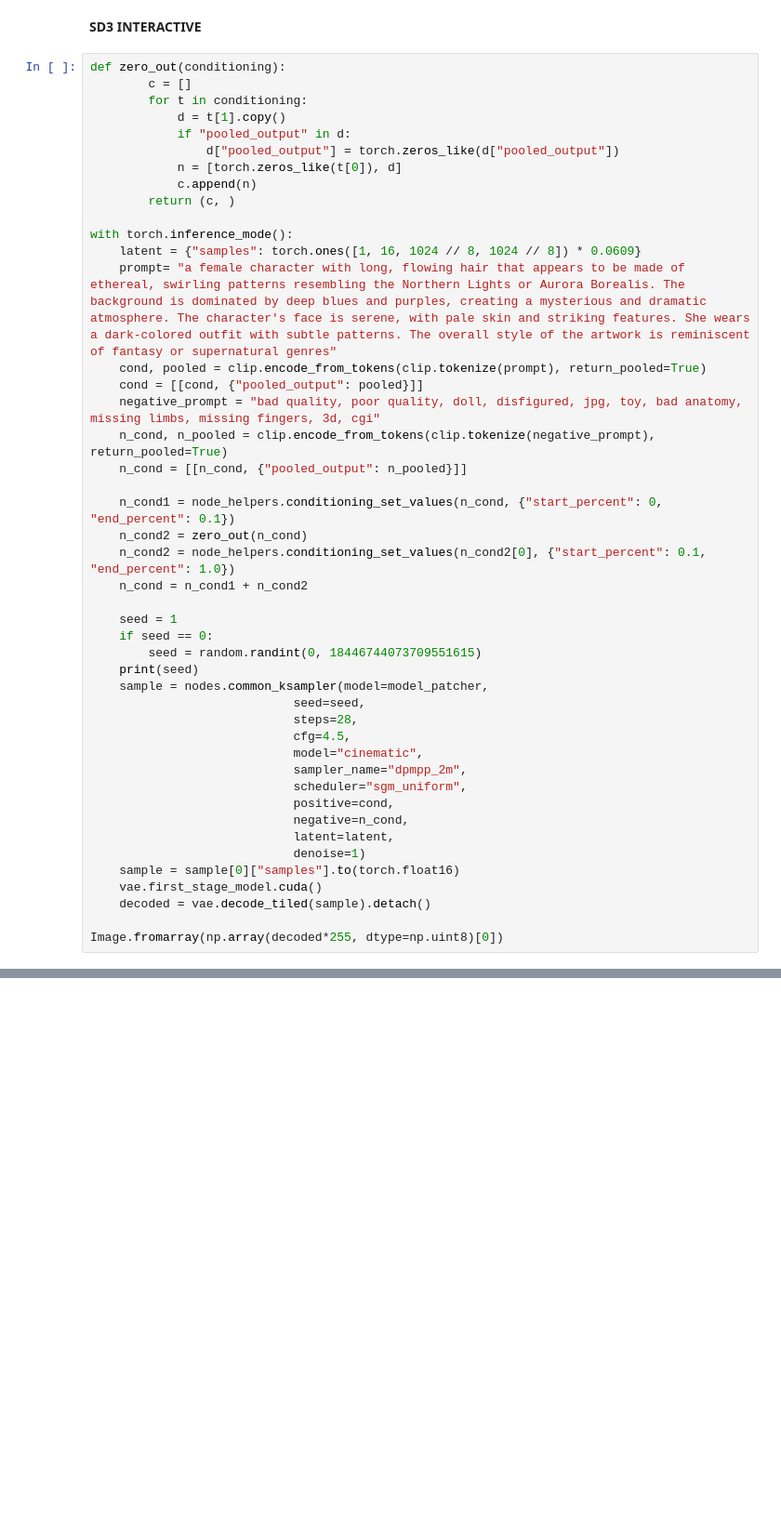
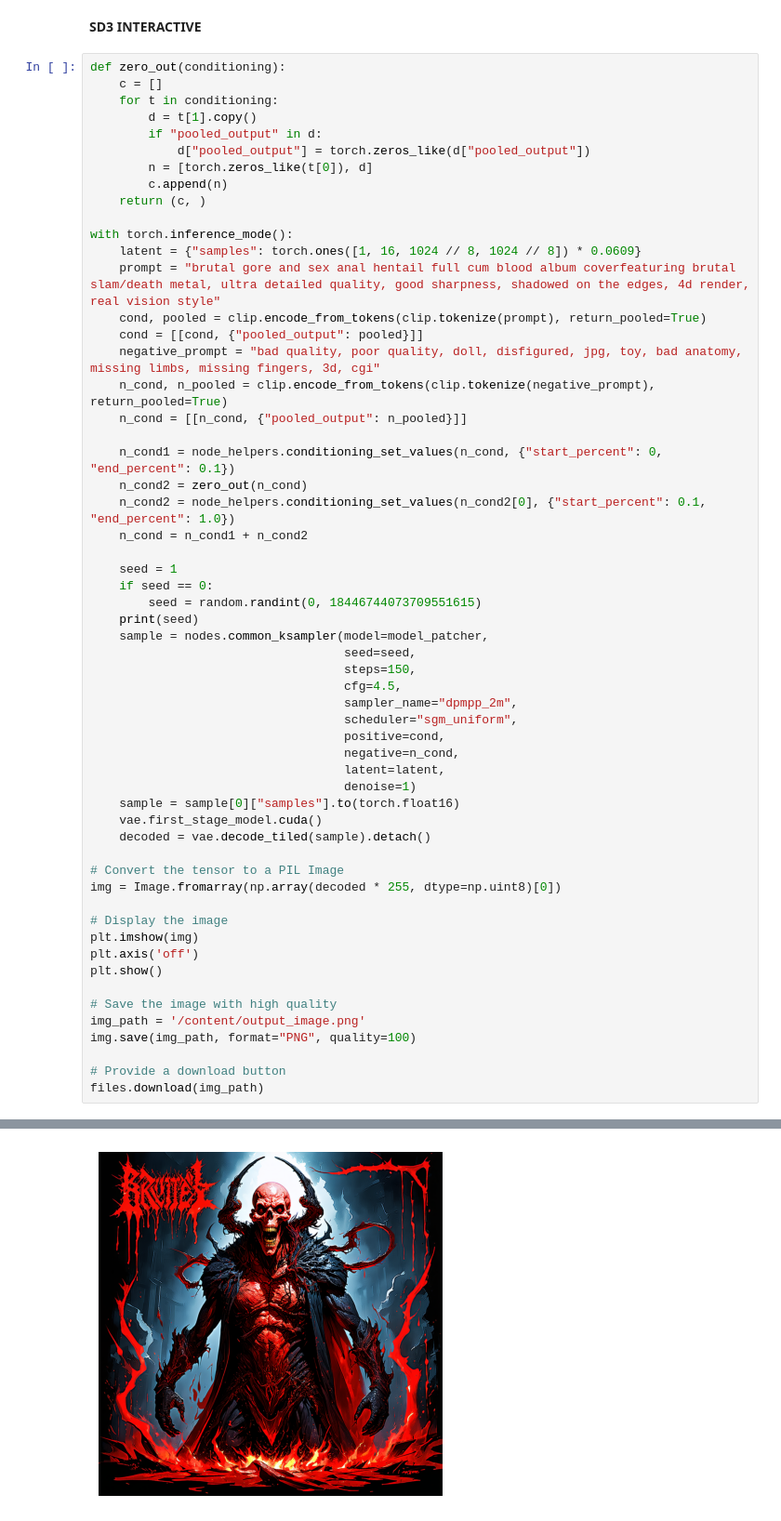
Before and after one commit to mancher07/loxc, a Jupyter notebook: SD3_jupyter_Master.ipynb, the cells around one changed output, grey strips where cells are left out. Shown at 93% size. Saved outputs shown, nothing was run; the diff lists cells and outputs as text; blank space fills up the shorter version.

```diff
--- a/SD3_jupyter_Master.ipynb
+++ b/SD3_jupyter_Master.ipynb
@@ -196,18 +215,18 @@ The image is a
 <b>SD3 INTERACTIVE</b>
 # %%
 def zero_out(conditioning):
-        c = []
-        for t in conditioning:
-            d = t[1].copy()
-            if "pooled_output" in d:
-                d["pooled_output"] = torch.zeros_like(d["pooled_output"])
-            n = [torch.zeros_like(t[0]), d]
-            c.append(n)
-        return (c, )
+    c = []
+    for t in conditioning:
+        d = t[1].copy()
+        if "pooled_output" in d:
+            d["pooled_output"] = torch.zeros_like(d["pooled_output"])
+        n = [torch.zeros_like(t[0]), d]
+        c.append(n)
+    return (c, )
 
 with torch.inference_mode():
     latent = {"samples": torch.ones([1, 16, 1024 // 8, 1024 // 8]) * 0.0609}
-    prompt= "a female character with long, flowing hair that appears to be made of ethereal, swirling patterns resembling the Northern Lights or Aurora Borealis. The background is dominated by deep blues and purples, creating a mysterious and dramatic atmosphere. The character's face is serene, with pale skin and striking features. She wears a dark-colored outfit with subtle patterns. The overall style of the artwork is reminiscent of fantasy or supernatural genres"
+    prompt = "brutal gore and sex anal hentail full cum blood album coverfeaturing brutal slam/death metal, ultra detailed quality, good sharpness, shadowed on the edges, 4d render, real vision style"
     cond, pooled = clip.encode_from_tokens(clip.tokenize(prompt), return_pooled=True)
     cond = [[cond, {"pooled_output": pooled}]]
     negative_prompt = "bad quality, poor quality, doll, disfigured, jpg, toy, bad anatomy, missing limbs, missing fingers, 3d, cgi"
@@ -224,18 +243,31 @@ with torch.inference_mode():
         seed = random.randint(0, 18446744073709551615)
     print(seed)
     sample = nodes.common_ksampler(model=model_patcher,
-                            seed=seed,
-                            steps=28,
-                            cfg=4.5,
-                            model="cinematic",
-                            sampler_name="dpmpp_2m",
-                            scheduler="sgm_uniform",
-                            positive=cond,
-                            negative=n_cond,
-                            latent=latent,
-                            denoise=1)
+                                   seed=seed,
+                                   steps=150,
+                                   cfg=4.5,
+                                   sampler_name="dpmpp_2m",
+                                   scheduler="sgm_uniform",
+                                   positive=cond,
+                                   negative=n_cond,
+                                   latent=latent,
+                                   denoise=1)
     sample = sample[0]["samples"].to(torch.float16)
     vae.first_stage_model.cuda()
     decoded = vae.decode_tiled(sample).detach()
 
-Image.fromarray(np.array(decoded*255, dtype=np.uint8)[0])
+# Convert the tensor to a PIL Image
+img = Image.fromarray(np.array(decoded * 255, dtype=np.uint8)[0])
+
+# Display the image
+plt.imshow(img)
+plt.axis('off')
+plt.show()
+
+# Save the image with high quality
+img_path = '/content/output_image.png'
+img.save(img_path, format="PNG", quality=100)
+
+# Provide a download button
+files.download(img_path)
+# %% [output]
@@ -241,0 +275 @@ Image.fromarray(np.array(decoded*255, dtype=np.uint8)[0])
+[figure, added]
```
Also changed, not shown: parts of 2 cells of this notebook.
